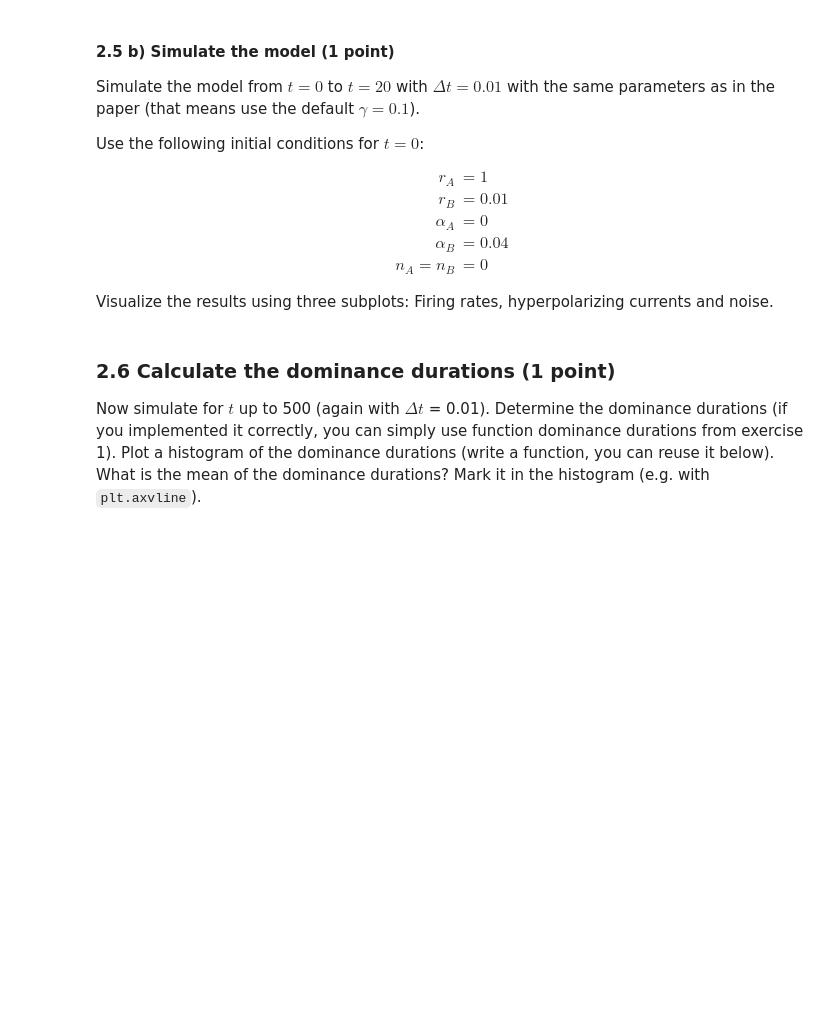
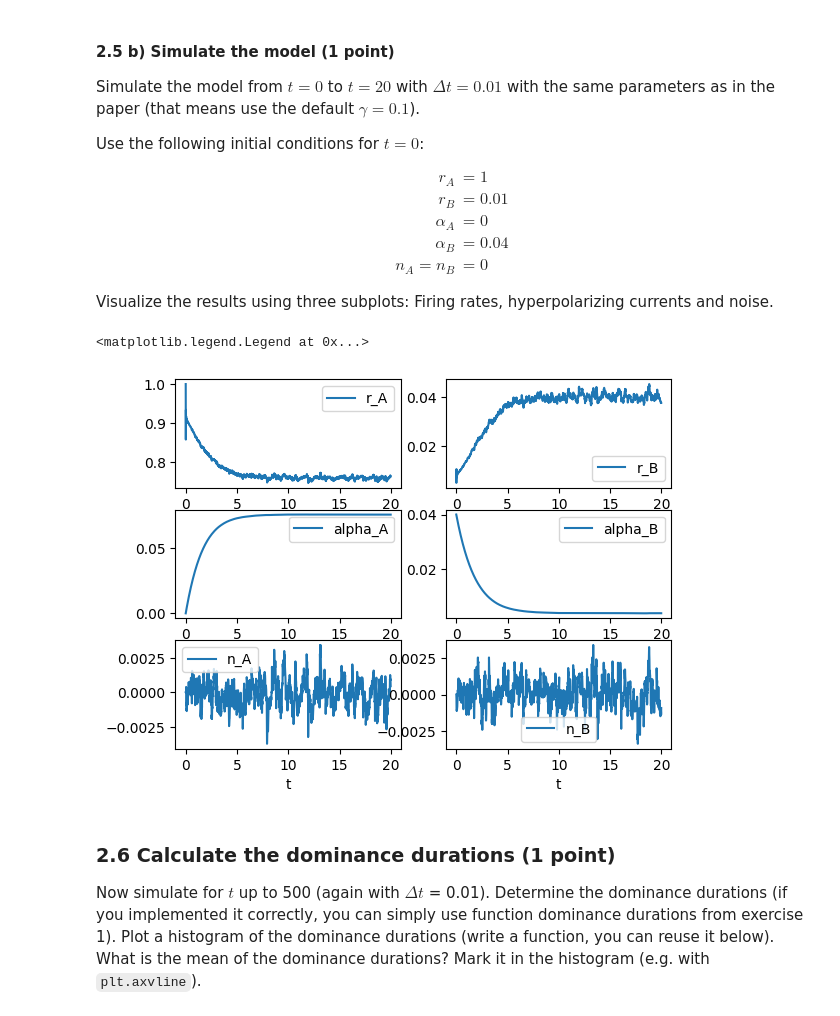
Before and after one commit to Erfan7bt/MHBF, a Jupyter notebook: 4-multisensory-integration/multisensory-integration.ipynb, the cells around one changed output. Drawn from its saved outputs; the diff is of its cells as text; code cells hidden in the pictures; blank space fills up the shorter version.

```diff
--- a/4-multisensory-integration/multisensory-integration.ipynb
+++ b/4-multisensory-integration/multisensory-integration.ipynb
@@ -620,7 +654,42 @@ $$
 Visualize the results using three subplots: Firing rates, hyperpolarizing currents and noise.
 # %%
 # YOUR CODE HERE
-raise NotImplementedError()
+# raise NotImplementedError()
+t_span=[0, 20]
+y0=[1,0.01,0,0.04,0,0]
+t, y=euler_maruyama(f_moreno_bote, g_moreno_bote, t_span, y0, {}, {}, dt)
+plt.subplot(3,2,1)
+plt.plot(t,y[0,:], label='r_A')
+plt.xlabel('t')
+plt.legend()
+
+plt.subplot(3,2,2)
+plt.plot(t,y[1,:], label='r_B')
+plt.xlabel('t')
+plt.legend()
+
+plt.subplot(3,2,3)
+plt.plot(t,y[2,:], label='alpha_A')
+plt.xlabel('t')
+plt.legend()
+
+plt.subplot(3,2,4)
+plt.plot(t,y[3,:], label='alpha_B')
+plt.xlabel('t')
+plt.legend()
+
+plt.subplot(3,2,5)
+plt.plot(t,y[4,:], label='n_A')
+plt.xlabel('t')
+plt.legend()
+
+plt.subplot(3,2,6)
+plt.plot(t,y[5,:], label='n_B')
+plt.xlabel('t')
+plt.legend()
+# %% [output]
+<matplotlib.legend.Legend at 0x...>
+[figure, added]
 # %% [markdown]
 ### 2.6 Calculate the dominance durations (1 point)
 
```
Also changed, not shown: parts of 4 cells of this notebook.
